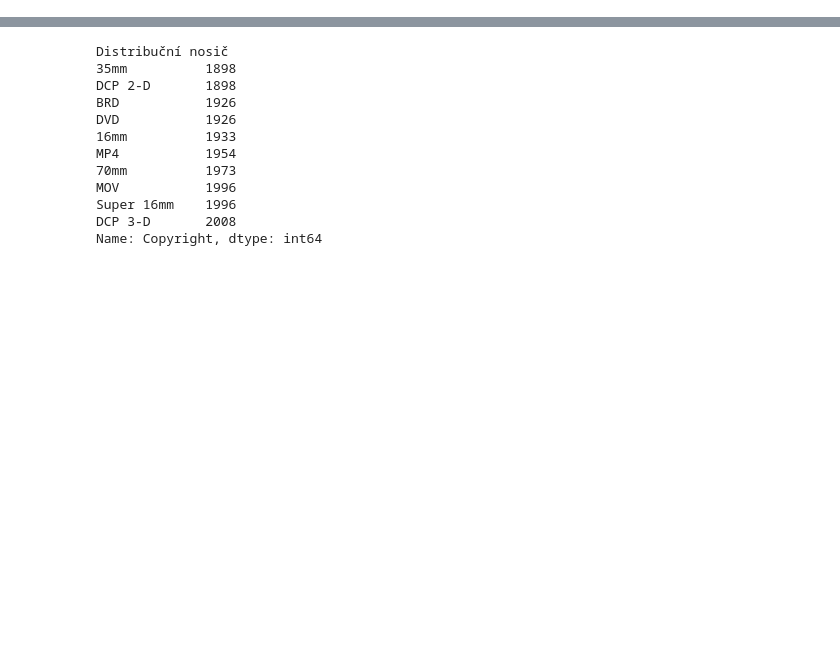
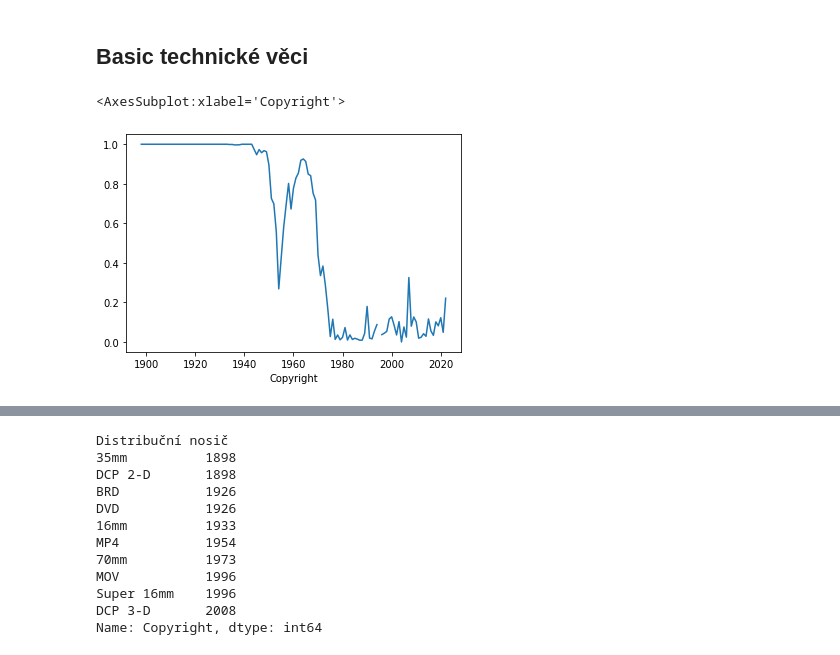
Before and after one commit to DataRozhlas/filmovy-prehled, a Jupyter notebook: 10 explorace filmů.ipynb, the cells around one changed output, grey strips where cells are left out. Saved outputs shown, nothing was run; the diff lists cells and outputs as text; code cells hidden in the pictures; blank space fills up the shorter version.

```diff
--- a/10 explorace filmů.ipynb
+++ b/10 explorace filmů.ipynb
@@ -22,0 +149,7 @@ df
+# %% [markdown]
+## Basic technické věci
+# %%
+((df[df["Barva"] != "barevný"].groupby("Copyright")["Minutáž"].sum()) / (df.groupby("Copyright")["Minutáž"].sum())).plot()
+# %% [output]
+<AxesSubplot:xlabel='Copyright'>
+[figure, added]
```
Also changed, not shown: parts of 51 cells of this notebook, 5 other files.
